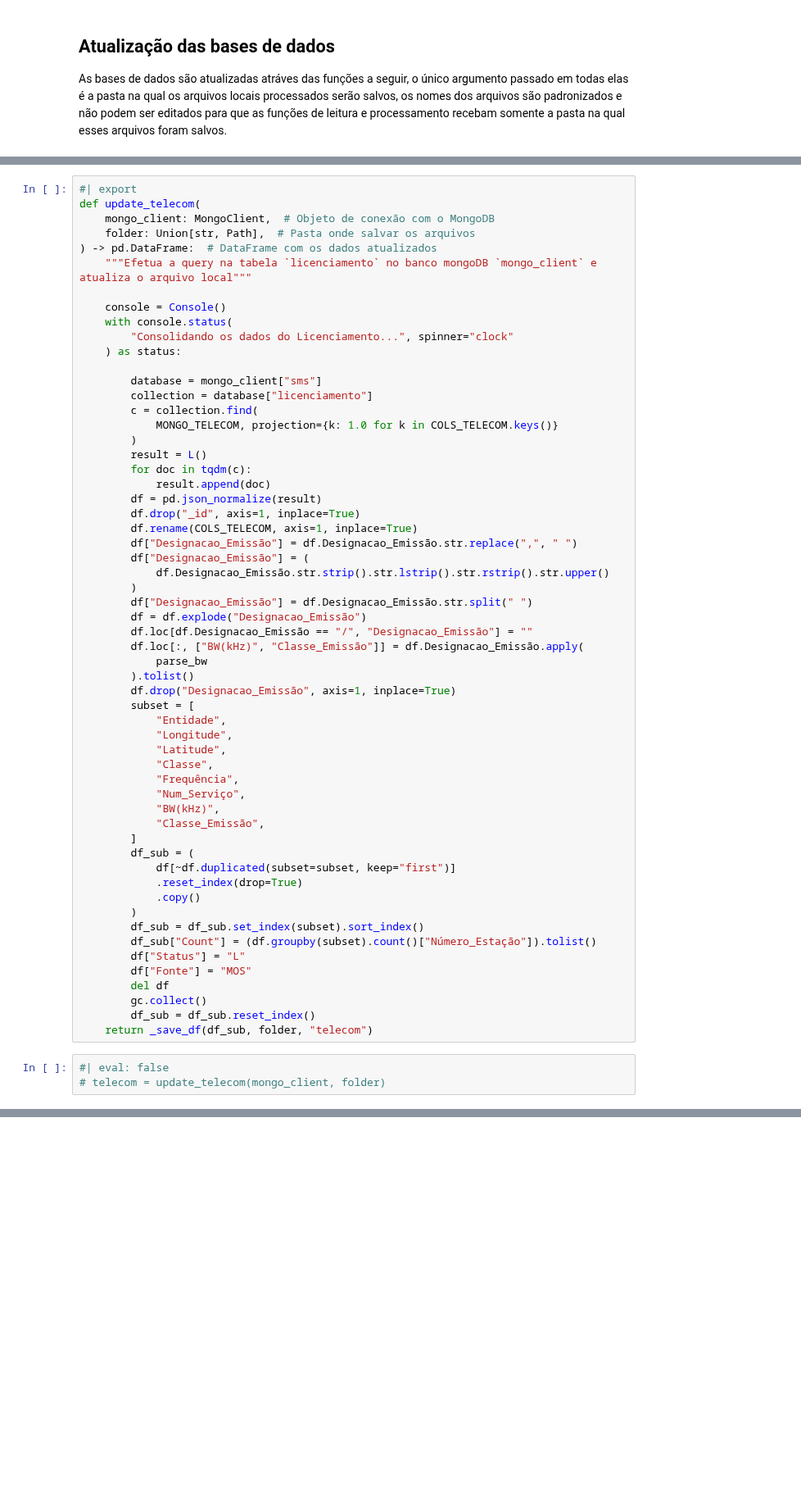
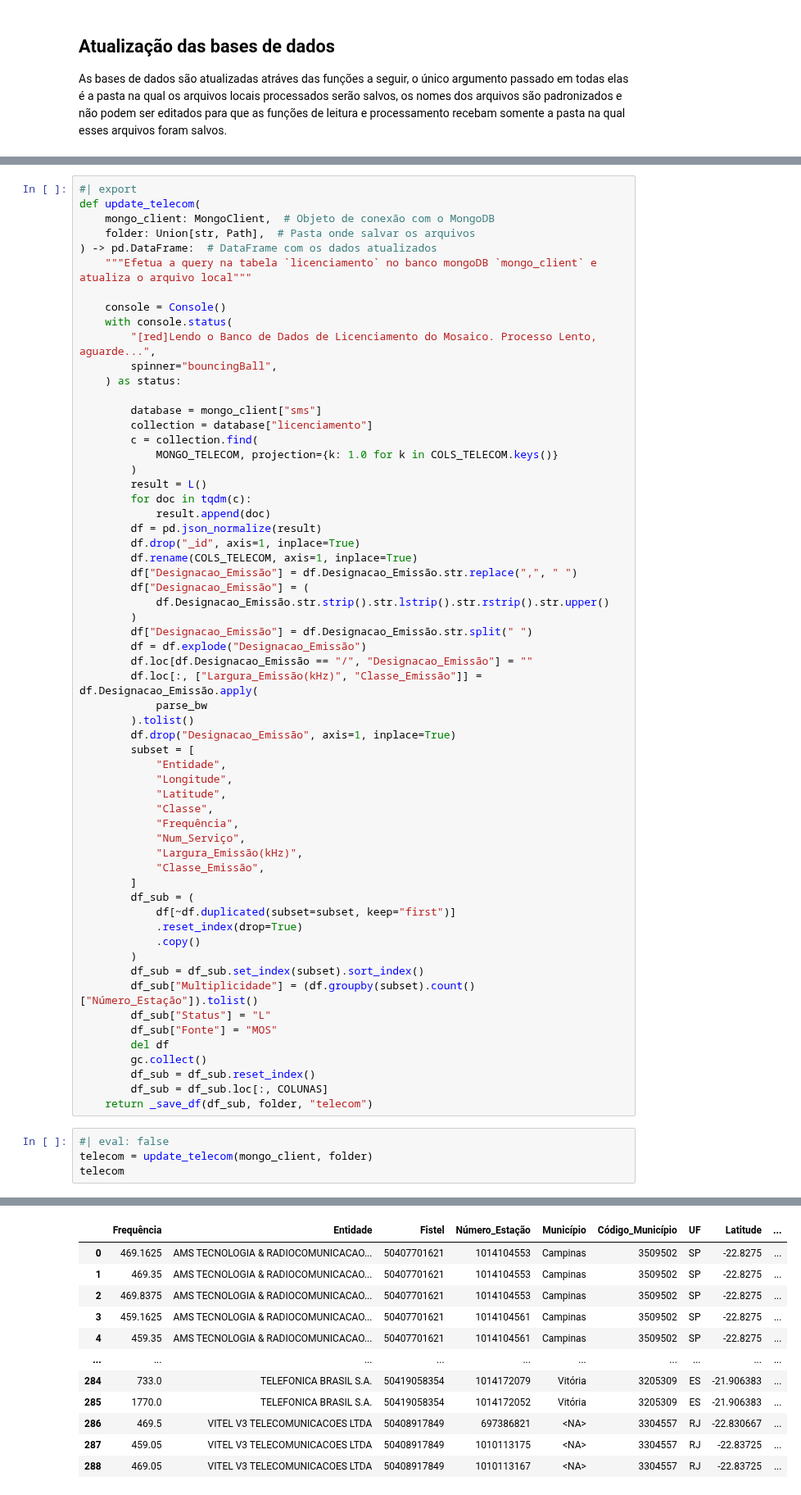
Before and after one commit to ronaldokun/anateldb, a Jupyter notebook: nbs/updates.ipynb, the cells around one changed output, grey strips where cells are left out. Shown at 82% size. Drawn from its saved outputs; the diff is of its cells as text; blank space fills up the shorter version.

```diff
--- a/nbs/updates.ipynb
+++ b/nbs/updates.ipynb
@@ -281,7 +312,8 @@ def update_telecom(
 
     console = Console()
     with console.status(
-        "Consolidando os dados do Licenciamento...", spinner="clock"
+        "[red]Lendo o Banco de Dados de Licenciamento do Mosaico. Processo Lento, aguarde...",
+        spinner="bouncingBall",
     ) as status:
 
         database = mongo_client["sms"]
@@ -302,7 +334,7 @@ def update_telecom(
         df["Designacao_Emissão"] = df.Designacao_Emissão.str.split(" ")
         df = df.explode("Designacao_Emissão")
         df.loc[df.Designacao_Emissão == "/", "Designacao_Emissão"] = ""
-        df.loc[:, ["BW(kHz)", "Classe_Emissão"]] = df.Designacao_Emissão.apply(
+        df.loc[:, ["Largura_Emissão(kHz)", "Classe_Emissão"]] = df.Designacao_Emissão.apply(
             parse_bw
         ).tolist()
         df.drop("Designacao_Emissão", axis=1, inplace=True)
@@ -313,7 +345,7 @@ def update_telecom(
             "Classe",
             "Frequência",
             "Num_Serviço",
-            "BW(kHz)",
+            "Largura_Emissão(kHz)",
             "Classe_Emissão",
         ]
         df_sub = (
@@ -322,13 +354,16 @@ def update_telecom(
             .copy()
         )
         df_sub = df_sub.set_index(subset).sort_index()
-        df_sub["Count"] = (df.groupby(subset).count()["Número_Estação"]).tolist()
-        df["Status"] = "L"
-        df["Fonte"] = "MOS"
+        df_sub["Multiplicidade"] = (df.groupby(subset).count()["Número_Estação"]).tolist()
+        df_sub["Status"] = "L"
+        df_sub["Fonte"] = "MOS"
         del df
         gc.collect()
         df_sub = df_sub.reset_index()
+        df_sub = df_sub.loc[:, COLUNAS]
     return _save_df(df_sub, folder, "telecom")
 # %%
 #| eval: false
-# telecom = update_telecom(mongo_client, folder)
+telecom = update_telecom(mongo_client, folder)
+telecom
+# %% [output]
@@ -334,0 +372,12 @@ def update_telecom(
+|  | Frequência | Entidade | Fistel | Número_Estação | Município | Código_Município | UF | Latitude | ... |
+| 0 | 469.1625 | AMS TECNOLOGIA & RADIOCOMUNICACAO... | 50407701621 | 1014104553 | Campinas | 3509502 | SP | -22.8275 | ... |
+| 1 | 469.35 | AMS TECNOLOGIA & RADIOCOMUNICACAO... | 50407701621 | 1014104553 | Campinas | 3509502 | SP | -22.8275 | ... |
+| 2 | 469.8375 | AMS TECNOLOGIA & RADIOCOMUNICACAO... | 50407701621 | 1014104553 | Campinas | 3509502 | SP | -22.8275 | ... |
+| 3 | 459.1625 | AMS TECNOLOGIA & RADIOCOMUNICACAO... | 50407701621 | 1014104561 | Campinas | 3509502 | SP | -22.8275 | ... |
+| 4 | 459.35 | AMS TECNOLOGIA & RADIOCOMUNICACAO... | 50407701621 | 1014104561 | Campinas | 3509502 | SP | -22.8275 | ... |
+| ... | ... | ... | ... | ... | ... | ... | ... | ... | ... |
+| 284 | 733.0 | TELEFONICA BRASIL S.A. | 50419058354 | 1014172079 | Vitória | 3205309 | ES | -21.906383 | ... |
+| 285 | 1770.0 | TELEFONICA BRASIL S.A. | 50419058354 | 1014172052 | Vitória | 3205309 | ES | -21.906383 | ... |
+| 286 | 469.5 | VITEL V3 TELECOMUNICACOES LTDA | 50408917849 | 697386821 | <NA> | 3304557 | RJ | -22.830667 | ... |
+| 287 | 459.05 | VITEL V3 TELECOMUNICACOES LTDA | 50408917849 | 1010113175 | <NA> | 3304557 | RJ | -22.83725 | ... |
+| 288 | 469.05 | VITEL V3 TELECOMUNICACOES LTDA | 50408917849 | 1010113167 | <NA> | 3304557 | RJ | -22.83725 | ... |
```
Also changed, not shown: parts of 17 cells of this notebook, 8 other files.
